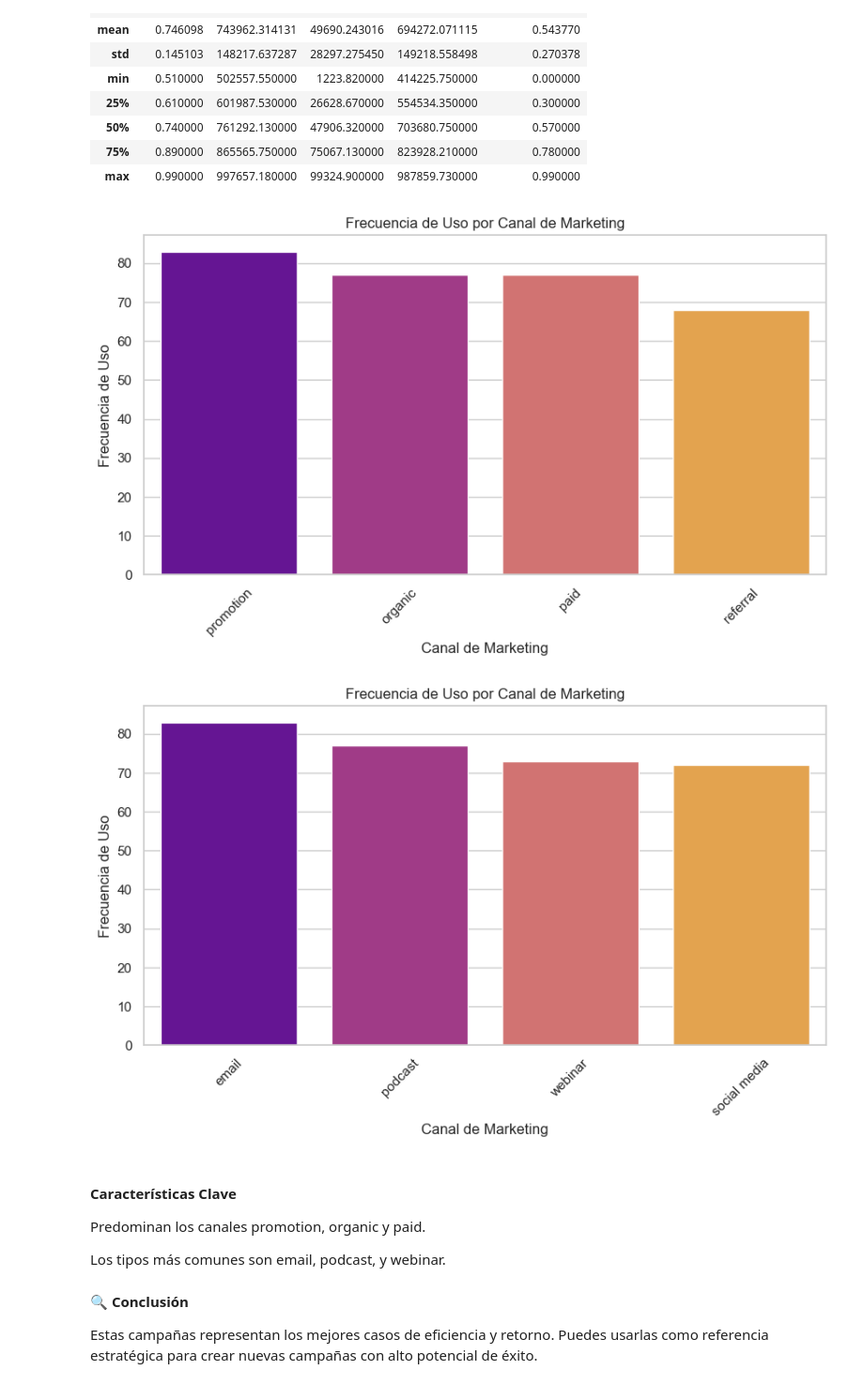
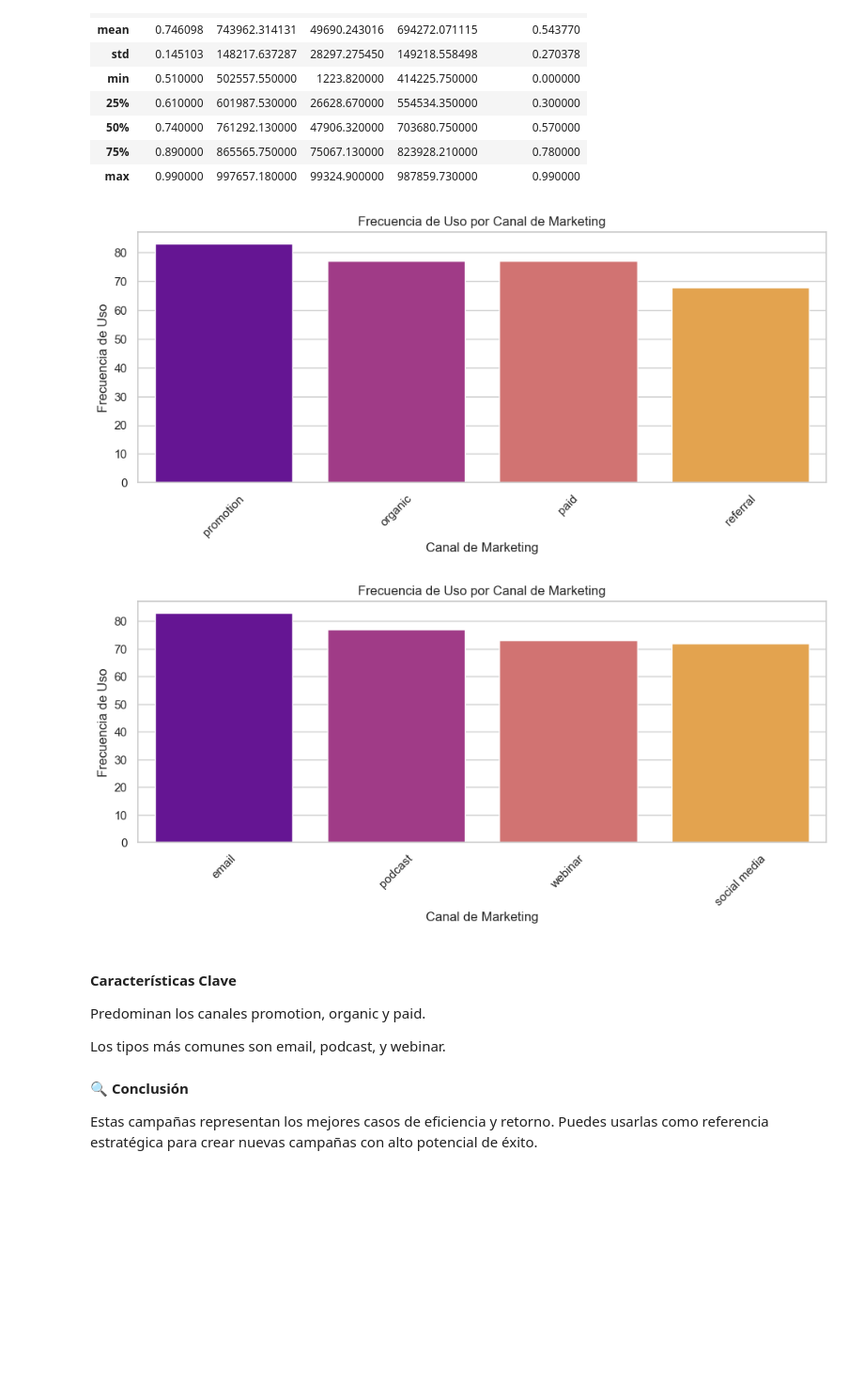
Before and after one commit to PabloBdL/Marketing, a Jupyter notebook: notebooks/02_data_analysis.ipynb, the cells around one changed output. Shown at 94% size. Saved outputs shown, nothing was run; the diff lists cells and outputs as text; code cells hidden in the pictures; blank space fills up the shorter version.

```diff
--- a/notebooks/02_data_analysis.ipynb
+++ b/notebooks/02_data_analysis.ipynb
@@ -577,20 +581,21 @@ Campañas de alto ROI:
 # %%
 df_filtered = df[(df['roi'] > 0.5) & (df['revenue'] > 500000)]
 
 # Contar la frecuencia de cada canal de marketing
 channel_counts = df_filtered["channel"].value_counts()
 
 # Crear gráfico de barras para la frecuencia de uso de los canales
 plt.figure(figsize=(10, 5))
 sns.barplot(x=channel_counts.index, y=channel_counts.values, palette=palette_colors, hue=hue_channel, hue_order=hue_channel, legend=False)
 plt.xlabel("Canal de Marketing")
 plt.ylabel("Frecuencia de Uso")
 plt.title("Frecuencia de Uso por Canal de Marketing")
 plt.xticks(rotation=45)
+plt.tight_layout(pad=2)
 plt.savefig("../img/filtered_channel_frecuency.jpg")
 plt.show()
 # %% [output]
-[figure, old version]
+[figure, new version]
 # %%
 # Contar la frecuencia de cada canal de marketing
 type_counts = df_filtered["type"].value_counts()
@@ -602,10 +607,11 @@ plt.xlabel("Canal de Marketing")
 plt.ylabel("Frecuencia de Uso")
 plt.title("Frecuencia de Uso por Canal de Marketing")
 plt.xticks(rotation=45)
+plt.tight_layout(pad=2)
 plt.savefig("../img/filtered_type_frecuency.jpg")
 plt.show()
 # %% [output]
-[figure, old version]
+[figure, new version]
 # %% [markdown]
 #### Características Clave
 
```
Also changed, not shown: parts of 4 cells of this notebook, 9 other files.
